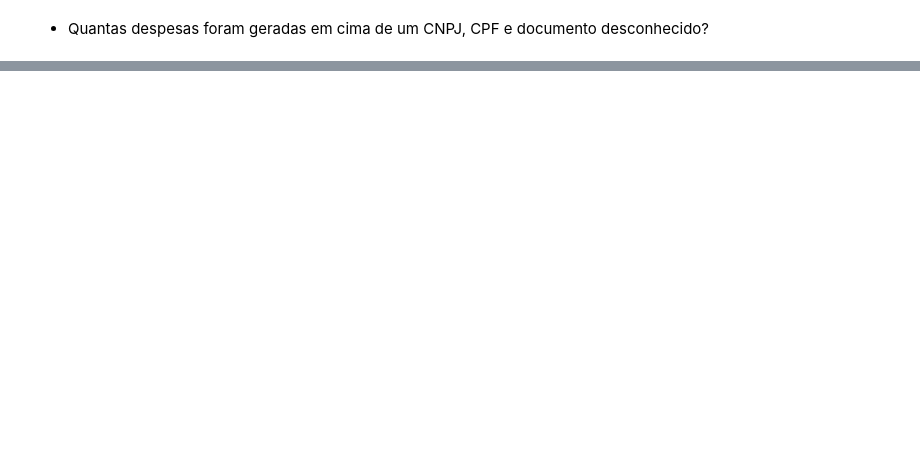
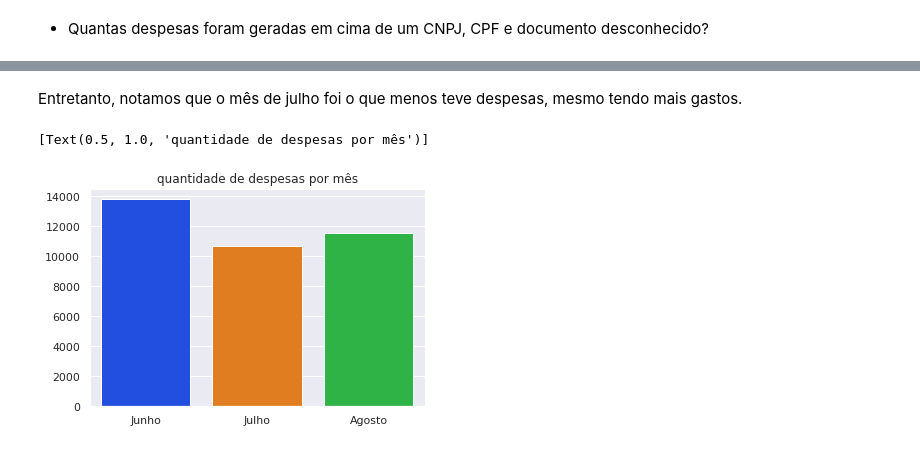
Before and after one commit to viniciusgugelmin/data-science, a Jupyter notebook: projects/base_de_despesas/notebooks/exploratory_analysis.ipynb, the cells around one changed output, grey strips where cells are left out. Drawn from its saved outputs; the diff is of its cells as text; code cells hidden in the pictures; blank space fills up the shorter version.

```diff
--- a/projects/base_de_despesas/notebooks/exploratory_analysis.ipynb
+++ b/projects/base_de_despesas/notebooks/exploratory_analysis.ipynb
@@ -158,0 +179,11 @@ DESCONHECIDO: 0.3%
+# %% [markdown]
+Entretanto, notamos que o mês de julho foi o que menos teve despesas, mesmo tendo mais gastos.
+# %%
+total_jun_cont = len(df_jun)
+total_jul_cont = len(df_jul)
+total_aug_cont = len(df_aug)
+
+sns.barplot(x=['Junho', 'Julho', 'Agosto'], y=[total_jun_cont, total_jul_cont, total_aug_cont], palette="bright").set(title='quantidade de despesas por mês')
+# %% [output]
+[Text(0.5, 1.0, 'quantidade de despesas por mês')]
+[figure, added]
```
Also changed, not shown: parts of 17 cells of this notebook.
